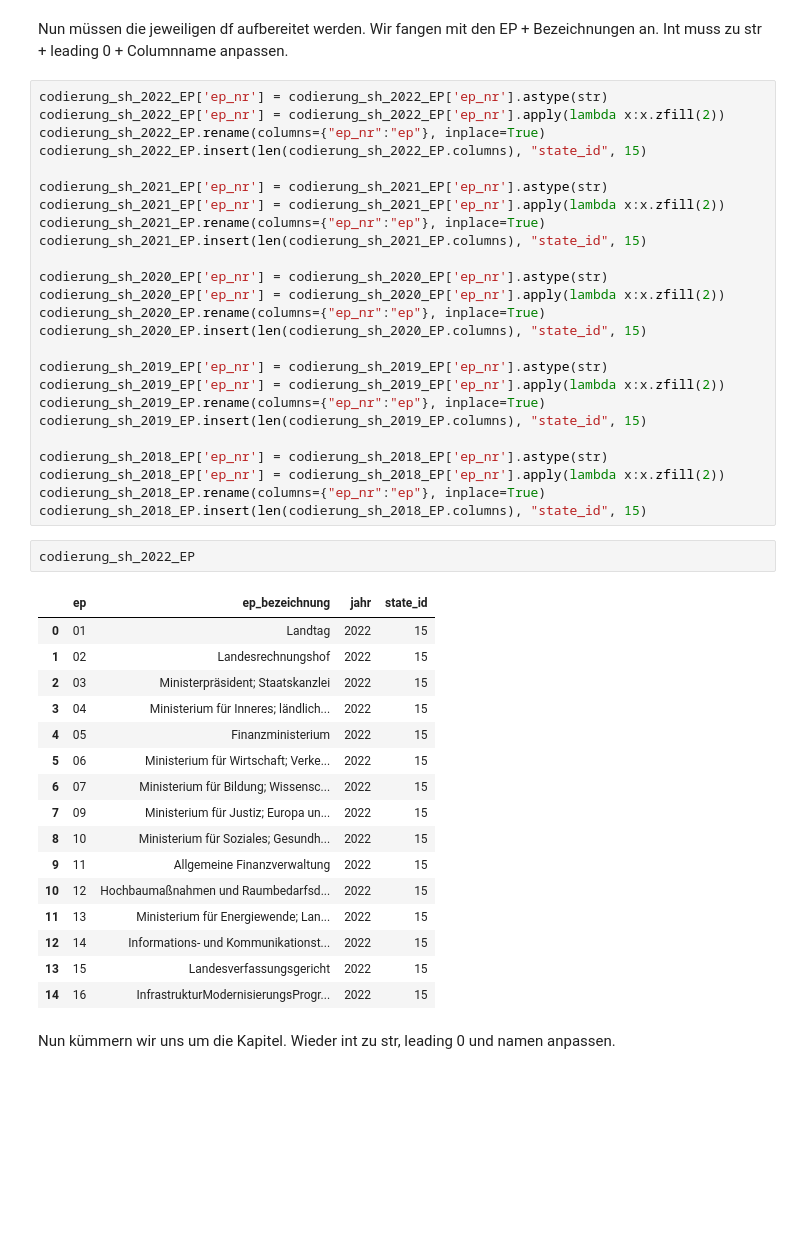
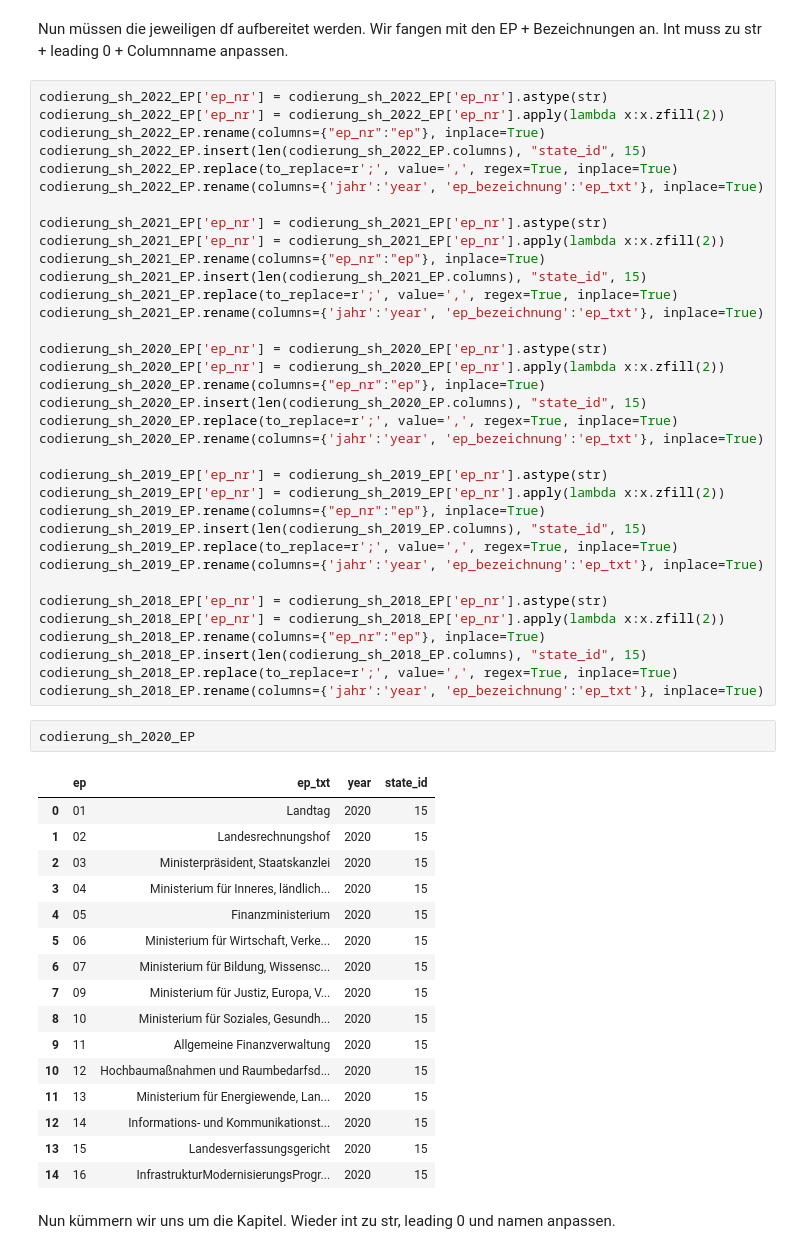
Before and after one commit to Toffeltonius/Haushaltsged-ns, a Jupyter notebook: upload_budget_sh.ipynb, the cells around one changed output. Saved outputs shown, nothing was run; the diff lists cells and outputs as text; blank space fills up the shorter version.

```diff
--- a/upload_budget_sh.ipynb
+++ b/upload_budget_sh.ipynb
@@ -203,45 +201,55 @@ codierung_sh_2022_EP['ep_nr'] = codierung_sh_2022_EP['ep_nr'].astype(str)
 codierung_sh_2022_EP['ep_nr'] = codierung_sh_2022_EP['ep_nr'].apply(lambda x:x.zfill(2))
 codierung_sh_2022_EP.rename(columns={"ep_nr":"ep"}, inplace=True)
 codierung_sh_2022_EP.insert(len(codierung_sh_2022_EP.columns), "state_id", 15)
+codierung_sh_2022_EP.replace(to_replace=r';', value=',', regex=True, inplace=True)
+codierung_sh_2022_EP.rename(columns={'jahr':'year', 'ep_bezeichnung':'ep_txt'}, inplace=True)
 
 codierung_sh_2021_EP['ep_nr'] = codierung_sh_2021_EP['ep_nr'].astype(str)
 codierung_sh_2021_EP['ep_nr'] = codierung_sh_2021_EP['ep_nr'].apply(lambda x:x.zfill(2))
 codierung_sh_2021_EP.rename(columns={"ep_nr":"ep"}, inplace=True)
 codierung_sh_2021_EP.insert(len(codierung_sh_2021_EP.columns), "state_id", 15)
+codierung_sh_2021_EP.replace(to_replace=r';', value=',', regex=True, inplace=True)
+codierung_sh_2021_EP.rename(columns={'jahr':'year', 'ep_bezeichnung':'ep_txt'}, inplace=True)
 
 codierung_sh_2020_EP['ep_nr'] = codierung_sh_2020_EP['ep_nr'].astype(str)
 codierung_sh_2020_EP['ep_nr'] = codierung_sh_2020_EP['ep_nr'].apply(lambda x:x.zfill(2))
 codierung_sh_2020_EP.rename(columns={"ep_nr":"ep"}, inplace=True)
 codierung_sh_2020_EP.insert(len(codierung_sh_2020_EP.columns), "state_id", 15)
+codierung_sh_2020_EP.replace(to_replace=r';', value=',', regex=True, inplace=True)
+codierung_sh_2020_EP.rename(columns={'jahr':'year', 'ep_bezeichnung':'ep_txt'}, inplace=True)
 
 codierung_sh_2019_EP['ep_nr'] = codierung_sh_2019_EP['ep_nr'].astype(str)
 codierung_sh_2019_EP['ep_nr'] = codierung_sh_2019_EP['ep_nr'].apply(lambda x:x.zfill(2))
 codierung_sh_2019_EP.rename(columns={"ep_nr":"ep"}, inplace=True)
 codierung_sh_2019_EP.insert(len(codierung_sh_2019_EP.columns), "state_id", 15)
+codierung_sh_2019_EP.replace(to_replace=r';', value=',', regex=True, inplace=True)
+codierung_sh_2019_EP.rename(columns={'jahr':'year', 'ep_bezeichnung':'ep_txt'}, inplace=True)
 
 codierung_sh_2018_EP['ep_nr'] = codierung_sh_2018_EP['ep_nr'].astype(str)
 codierung_sh_2018_EP['ep_nr'] = codierung_sh_2018_EP['ep_nr'].apply(lambda x:x.zfill(2))
 codierung_sh_2018_EP.rename(columns={"ep_nr":"ep"}, inplace=True)
 codierung_sh_2018_EP.insert(len(codierung_sh_2018_EP.columns), "state_id", 15)
+codierung_sh_2018_EP.replace(to_replace=r';', value=',', regex=True, inplace=True)
+codierung_sh_2018_EP.rename(columns={'jahr':'year', 'ep_bezeichnung':'ep_txt'}, inplace=True)
-# %%
-codierung_sh_2022_EP
-# %% [output]
-|  | ep | ep_bezeichnung | jahr | state_id |
-| 0 | 01 | Landtag | 2022 | 15 |
-| 1 | 02 | Landesrechnungshof | 2022 | 15 |
-| 2 | 03 | Ministerpräsident; Staatskanzlei | 2022 | 15 |
-| 3 | 04 | Ministerium für Inneres; ländlich... | 2022 | 15 |
-| 4 | 05 | Finanzministerium | 2022 | 15 |
-| 5 | 06 | Ministerium für Wirtschaft; Verke... | 2022 | 15 |
-| 6 | 07 | Ministerium für Bildung; Wissensc... | 2022 | 15 |
-| 7 | 09 | Ministerium für Justiz; Europa un... | 2022 | 15 |
-| 8 | 10 | Ministerium für Soziales; Gesundh... | 2022 | 15 |
-| 9 | 11 | Allgemeine Finanzverwaltung | 2022 | 15 |
-| 10 | 12 | Hochbaumaßnahmen und Raumbedarfsd... | 2022 | 15 |
-| 11 | 13 | Ministerium für Energiewende; Lan... | 2022 | 15 |
-| 12 | 14 | Informations- und Kommunikationst... | 2022 | 15 |
-| 13 | 15 | Landesverfassungsgericht | 2022 | 15 |
-| 14 | 16 | InfrastrukturModernisierungsProgr... | 2022 | 15 |
+# %%
+codierung_sh_2020_EP
+# %% [output]
+|  | ep | ep_txt | year | state_id |
+| 0 | 01 | Landtag | 2020 | 15 |
+| 1 | 02 | Landesrechnungshof | 2020 | 15 |
+| 2 | 03 | Ministerpräsident, Staatskanzlei | 2020 | 15 |
+| 3 | 04 | Ministerium für Inneres, ländlich... | 2020 | 15 |
+| 4 | 05 | Finanzministerium | 2020 | 15 |
+| 5 | 06 | Ministerium für Wirtschaft, Verke... | 2020 | 15 |
+| 6 | 07 | Ministerium für Bildung, Wissensc... | 2020 | 15 |
+| 7 | 09 | Ministerium für Justiz, Europa, V... | 2020 | 15 |
+| 8 | 10 | Ministerium für Soziales, Gesundh... | 2020 | 15 |
+| 9 | 11 | Allgemeine Finanzverwaltung | 2020 | 15 |
+| 10 | 12 | Hochbaumaßnahmen und Raumbedarfsd... | 2020 | 15 |
+| 11 | 13 | Ministerium für Energiewende, Lan... | 2020 | 15 |
+| 12 | 14 | Informations- und Kommunikationst... | 2020 | 15 |
+| 13 | 15 | Landesverfassungsgericht | 2020 | 15 |
+| 14 | 16 | InfrastrukturModernisierungsProgr... | 2020 | 15 |
 # %% [markdown]
 Nun kümmern wir uns um die Kapitel. Wieder int zu str, leading 0 und namen anpassen.
 # %%
```
Also changed, not shown: parts of 10 cells of this notebook.
